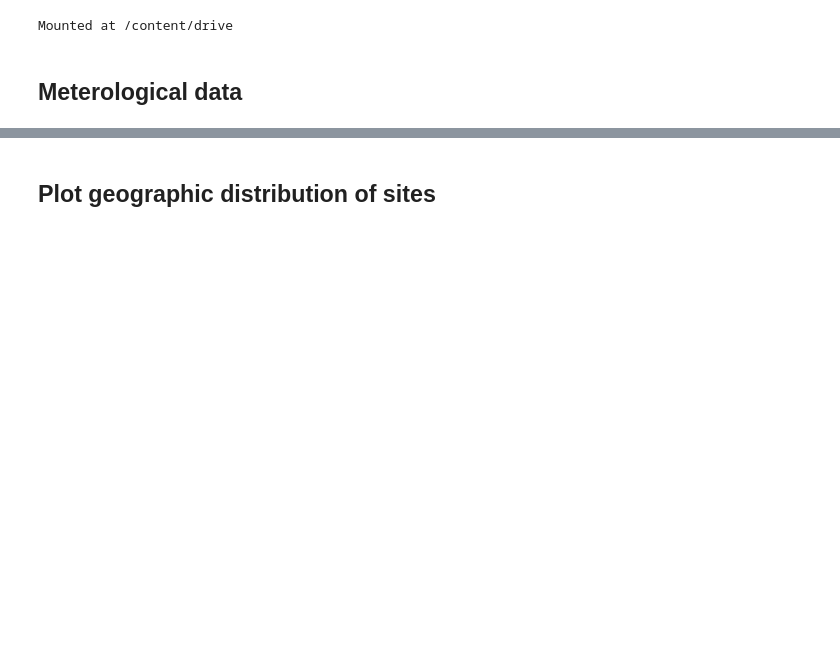
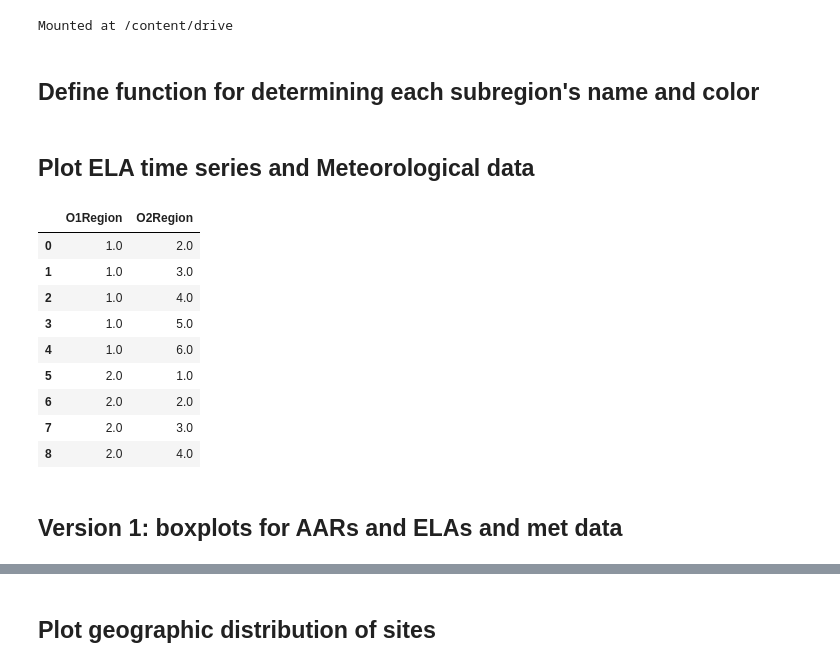
Before and after one commit to RaineyAbe/snow-cover-mapping-application, a Jupyter notebook: notebooks/plot_ELAs.ipynb, the cells around one changed output, grey strips where cells are left out. Cells and saved outputs as stored; diff of their text form; code cells hidden in the pictures; blank space fills up the shorter version.

```diff
--- a/notebooks/plot_ELAs.ipynb
+++ b/notebooks/plot_ELAs.ipynb
@@ -22,3 +46,5 @@ base_path = '/content/drive/MyDrive/CryoGARS-Glaciology/Advising/student-researc
 
 # path for output figures
 figures_out_path = os.path.join(base_path, 'figures')
+# %% [markdown]
+## Define function for determining each subregion's name and color
@@ -25,3 +80,33 @@ figures_out_path = os.path.join(base_path, 'figures')
 # %% [markdown]
-## Meterological data
+## Plot ELA time series and Meteorological data
+# %%
+# Load ELA training data
+elas_fn = 'ELA_training_data.csv'
+elas = pd.read_csv(os.path.join(base_path, 'snow-cover-mapping-application', 'inputs-outputs', elas_fn))
+elas['datetime'] = pd.to_datetime(elas['datetime']) # put all dates in datetime format
+elas[['O1Region', 'O2Region']] = elas[['O1Region', 'O2Region']].astype(float)
+
+# Load met data
+precip_fn = 'Precip_time_series_AK.csv'
+precip_data = pd.read_csv(os.path.join(base_path, precip_fn))
+temp_fn = '2m_air_temperature_anomaly_time_series_AK.csv'
+temp_data = pd.read_csv(os.path.join(base_path, temp_fn))
+
+# Identify unique subregions
+unique_subregions = elas[['O1Region', 'O2Region']].drop_duplicates().sort_values(by=['O1Region', 'O2Region'])
+unique_subregions.reset_index(drop=True, inplace=True)
+unique_subregions
+# %% [output]
+|  | O1Region | O2Region |
+| 0 | 1.0 | 2.0 |
+| 1 | 1.0 | 3.0 |
+| 2 | 1.0 | 4.0 |
+| 3 | 1.0 | 5.0 |
+| 4 | 1.0 | 6.0 |
+| 5 | 2.0 | 1.0 |
+| 6 | 2.0 | 2.0 |
+| 7 | 2.0 | 3.0 |
+| 8 | 2.0 | 4.0 |
+# %% [markdown]
+## Version 1: boxplots for AARs and ELAs and met data
 # %%
```
Also changed, not shown: parts of 16 cells of this notebook, 35 other files.
